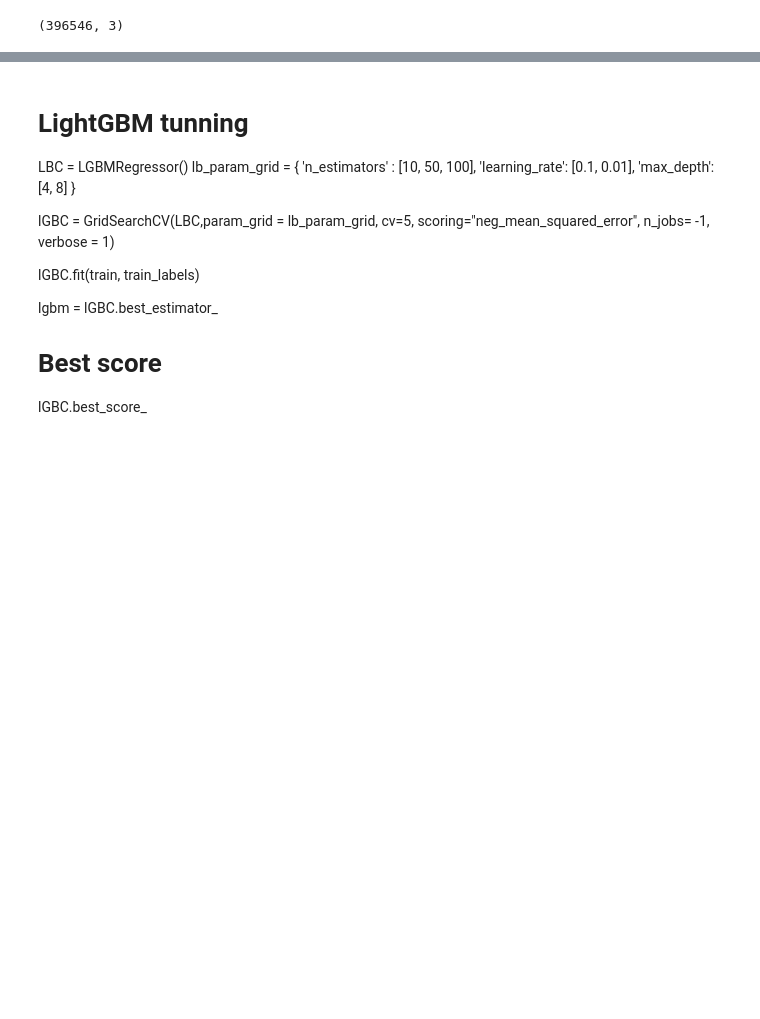
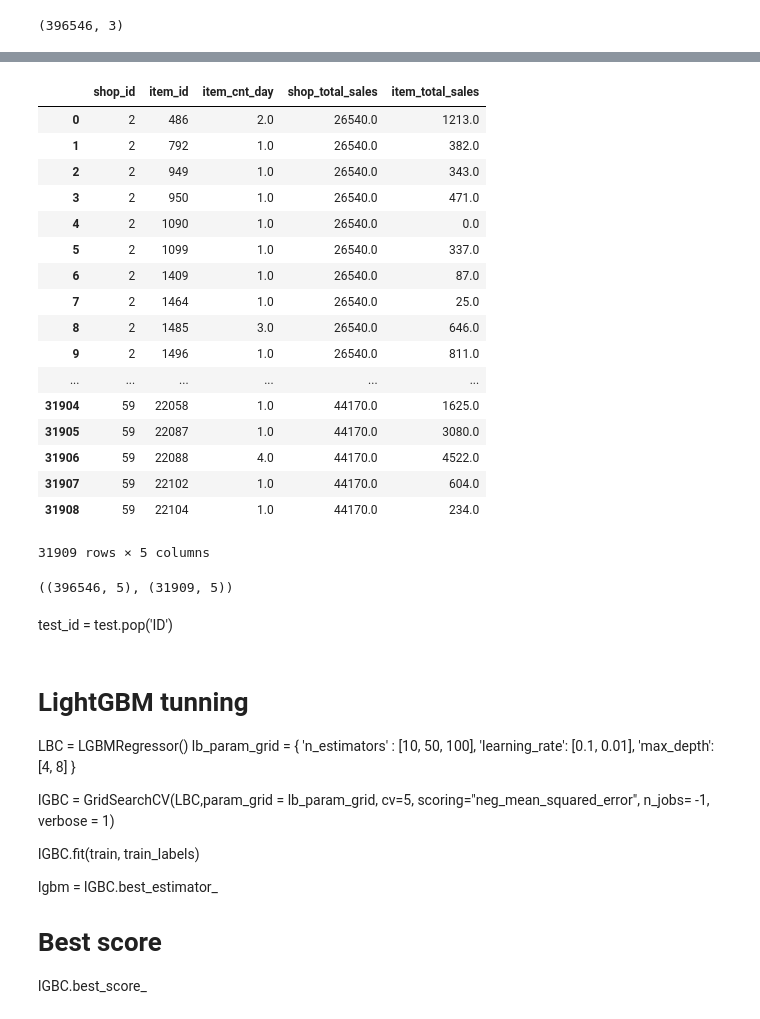
Before and after one commit to maviator/kaggle_coursera_course, a Jupyter notebook: script/AverageCompleteSales.ipynb, the cells around one changed output, grey strips where cells are left out. Saved outputs shown, nothing was run; the diff lists cells and outputs as text; code cells hidden in the pictures; blank space fills up the shorter version.

Commit message:
Added total sales features by shop and by item

```diff
--- a/script/AverageCompleteSales.ipynb
+++ b/script/AverageCompleteSales.ipynb
@@ -108,2 +210,27 @@ test.head()
+# %%
+test.fillna(0)
+# %% [output]
+|  | shop_id | item_id | item_cnt_day | shop_total_sales | item_total_sales |
+| 0 | 2 | 486 | 2.0 | 26540.0 | 1213.0 |
+| 1 | 2 | 792 | 1.0 | 26540.0 | 382.0 |
+| 2 | 2 | 949 | 1.0 | 26540.0 | 343.0 |
+| 3 | 2 | 950 | 1.0 | 26540.0 | 471.0 |
+| 4 | 2 | 1090 | 1.0 | 26540.0 | 0.0 |
+| 5 | 2 | 1099 | 1.0 | 26540.0 | 337.0 |
+| 6 | 2 | 1409 | 1.0 | 26540.0 | 87.0 |
+| 7 | 2 | 1464 | 1.0 | 26540.0 | 25.0 |
+| 8 | 2 | 1485 | 3.0 | 26540.0 | 646.0 |
+| 9 | 2 | 1496 | 1.0 | 26540.0 | 811.0 |
+| ... | ... | ... | ... | ... | ... |
+| 31904 | 59 | 22058 | 1.0 | 44170.0 | 1625.0 |
+| 31905 | 59 | 22087 | 1.0 | 44170.0 | 3080.0 |
+| 31906 | 59 | 22088 | 4.0 | 44170.0 | 4522.0 |
+| 31907 | 59 | 22102 | 1.0 | 44170.0 | 604.0 |
+| 31908 | 59 | 22104 | 1.0 | 44170.0 | 234.0 |
+31909 rows × 5 columns
+# %%
+print (train.shape, test.shape)
+# %% [output]
+((396546, 5), (31909, 5))
 # %%
 train_labels = train.pop('item_cnt_day')
@@ -112,3 +239,5 @@ train_labels = train.pop('item_cnt_day')
+# %% [markdown]
+test_id = test.pop('ID')
 # %% [markdown]
 # LightGBM tunning
 
```
Also changed, not shown: parts of 31 cells of this notebook, 3 other files.
